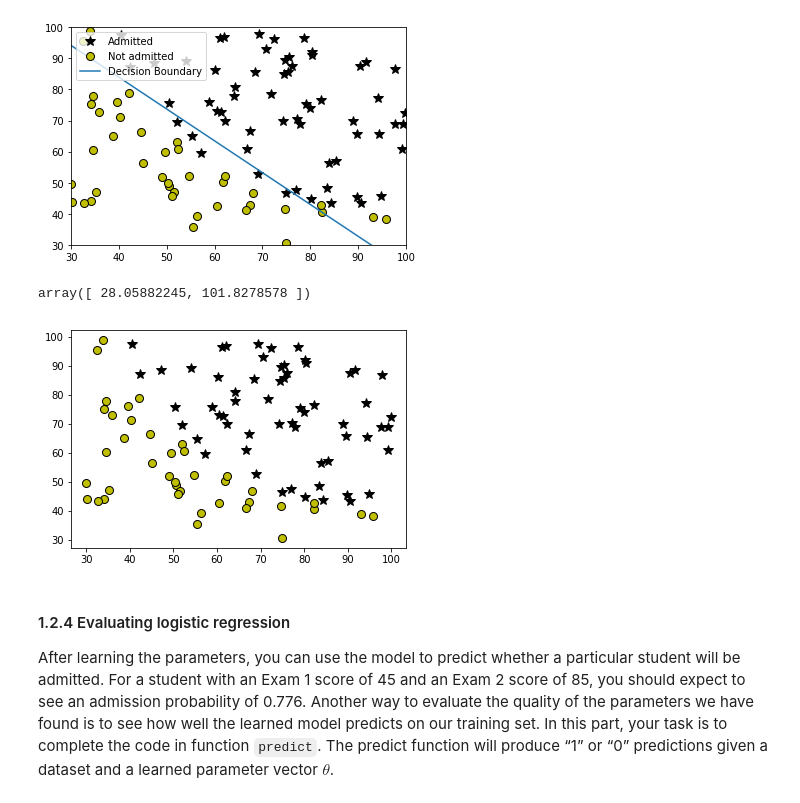
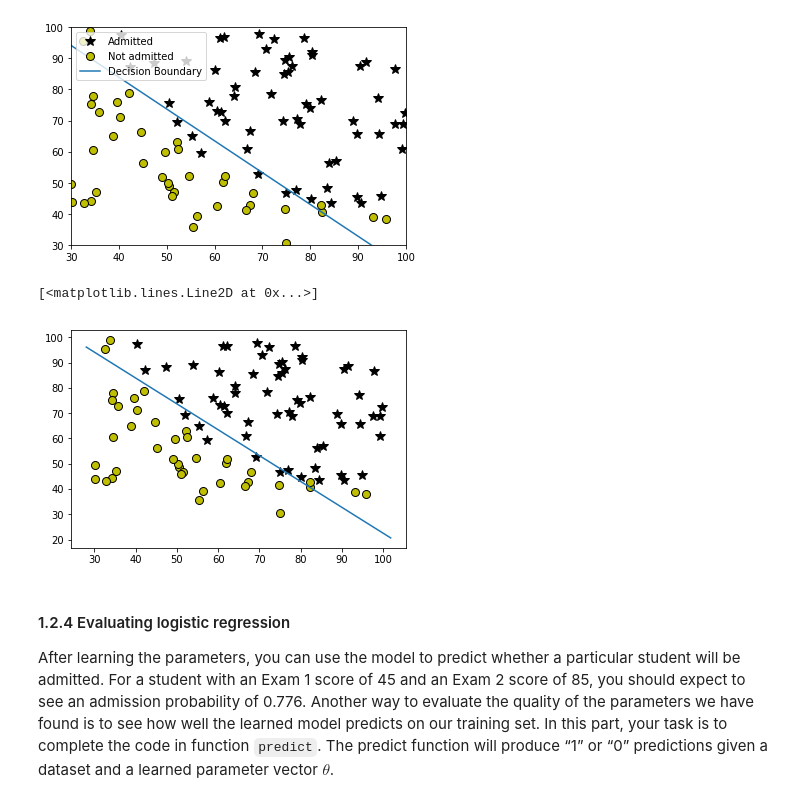
Before and after one commit to rkk1995/MachineLearning-class, a Jupyter notebook: Exercise2/exercise2.ipynb, the cells around one changed output. Saved outputs shown, nothing was run; the diff lists cells and outputs as text; code cells hidden in the pictures.

````diff
--- a/Exercise2/exercise2.ipynb
+++ b/Exercise2/exercise2.ipynb
@@ -92,36 +92,15 @@ pyplot.plot(X[neg, 0], X[neg, 1], 'ko', mfc='y', ms=8, mec='k', mew=1)
 ```
 # %%
 def plotData(X, y):
-    """
-    Plots the data points X and y into a new figure. Plots the data
-    points with * for the positive examples and o for the negative examples.
 
-    Parameters
-    ----------
-    X : array_like
-        An Mx2 matrix representing the dataset.
-
-    y : array_like
-        Label values for the dataset. A vector of size (M, ).
-
-    Instructions
-    ------------
-    Plot the positive and negative examples on a 2D plot, using the
-    option 'k*' for the positive examples and 'ko' for the negative examples.
-    """
-    # Create New Figure
     fig = pyplot.figure()
 
-    # ====================== YOUR CODE HERE ======================
-        # Find Indices of Positive and Negative Examples
     pos = y == 1
     neg = y == 0
 
 # Plot Examples
     pyplot.plot(X[pos, 0], X[pos, 1], 'k*', lw=2, ms=10)
     pyplot.plot(X[neg, 0], X[neg, 1], 'ko', mfc='y', ms=8, mec='k', mew=1)
-
-    # ============================================================
 # %% [markdown]
 Now, we call the implemented function to display the loaded data:
 # %%
@@ -293,3 +210,16 @@ def costFunction(theta, X, y):
+# %%
+def costFunction(theta, X, y):
+
+    m = y.size
+
+    J = 0
+    grad = np.zeros(theta.shape)
+    h = sigmoid(X@theta)
+
+    J = (-1/m) * (y@np.log(h)+ (1-y)@np.log(1-h))
+    grad = (1/m) * ((h - y)@X)
+
+    return J, grad
 # %% [markdown]
 Once you are done call your `costFunction` using two test cases for  $\theta$ by executing the next cell.
 # %%
@@ -414,11 +344,11 @@ utils.plotDecisionBoundary(plotData, theta, X, y)
 # %%
 plotData(X[:, 1:3], y)
 plot_x = np.array([np.min(X[:, 1]) - 2, np.max(X[:, 1]) + 2])
 plot_y = (-1. / theta[2]) * (theta[1] * plot_x + theta[0])
-plot_x
+pyplot.plot(plot_x, plot_y)
 # %% [output]
-array([ 28.05882245, 101.8278578 ])
+[<matplotlib.lines.Line2D at 0x...>]
-[figure, old version]
+[figure, new version]
 # %% [markdown]
 <a id="section4"></a>
 #### 1.2.4 Evaluating logistic regression
````
Also changed, not shown: parts of 18 cells of this notebook, 4 other files.
